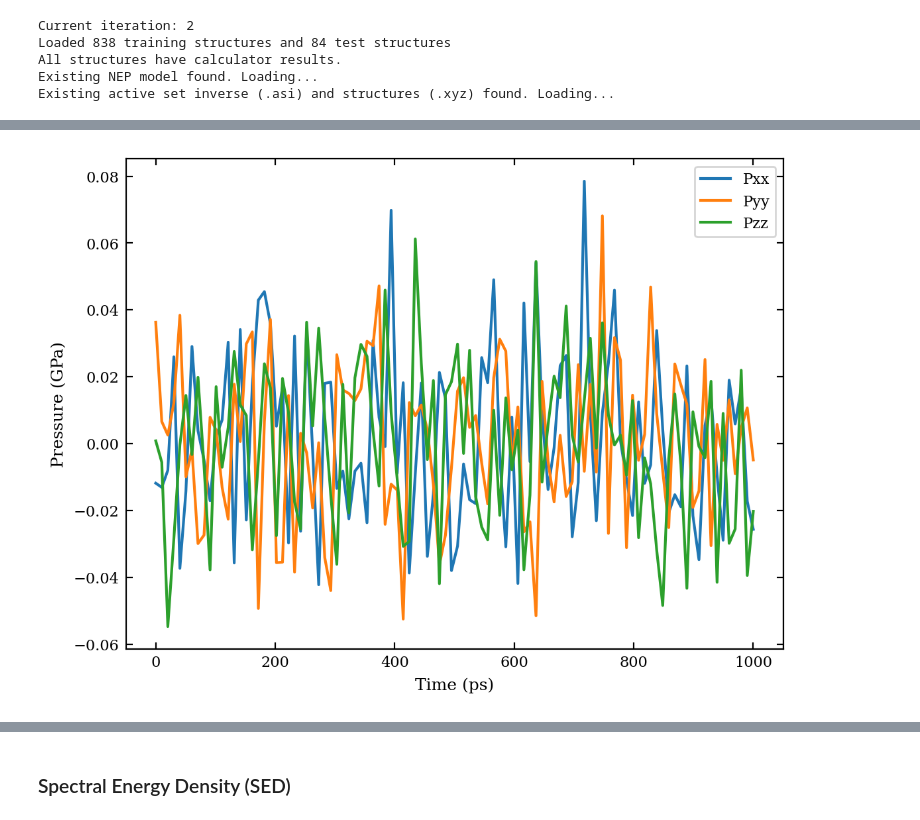
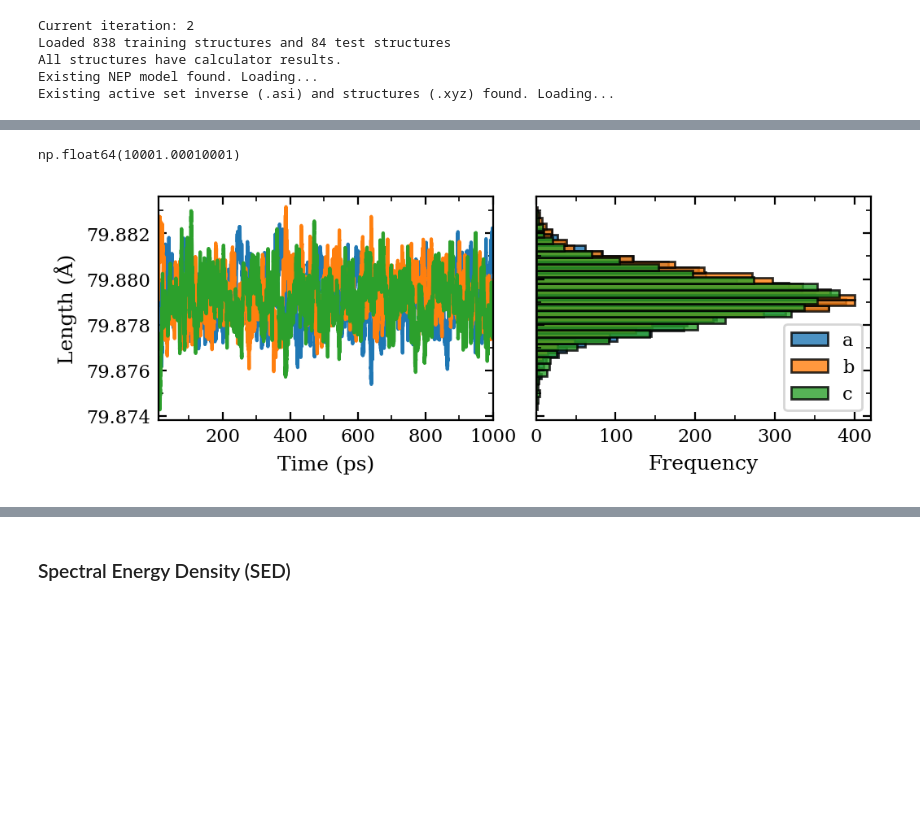
Before and after one commit to ThomasRavnborg/OxideSlabs, a Jupyter notebook: MLtraining.ipynb, the cells around one changed output, grey strips where cells are left out. Cells and saved outputs as stored; diff of their text form; code cells hidden in the pictures; blank space fills up the shorter version.

```diff
--- a/MLtraining.ipynb
+++ b/MLtraining.ipynb
@@ -1607,8 +1643,8 @@ def load_thermo(thermo_file, run_file):
     }
 # %%
 # read thermo.out and extract temperature and energy
-thermo_file = 'results/ALnep/iteration_2/md_production/Ba8O24Ti8/100K/thermo.out'
-run_file = 'results/ALnep/iteration_2/md_production/Ba8O24Ti8/100K/run.in'
+thermo_file = 'results/ALnep/iteration_2/npt_ber_production/Ba8O24Ti8/600K/thermo.out'
+run_file = 'results/ALnep/iteration_2/npt_ber_production/Ba8O24Ti8/600K/run.in'
 thermo = load_thermo(thermo_file, run_file)
 # %%
 # Plot histogram of Pxy, Pxz, and Pyz
@@ -1625,15 +1661,36 @@ plt.show()
+# %%
+thermo['t'][skip:][0]
+# %% [output]
+np.float64(10001.00010001)
 # %%
-plt.plot(thermo['t']/1e3, thermo['Pxx'], label='Pxx')
-plt.plot(thermo['t']/1e3, thermo['Pyy'], label='Pyy')
-plt.plot(thermo['t']/1e3, thermo['Pzz'], label='Pzz')
+lf = LatexFigure()
+fig, axes = lf.create(subplots=(1, 2), AR=0.7, sharey=True)
+
+skip = 100
+
+# Plot a, b, and c vs time
+axes[0].plot(thermo['t'][skip:]/1e3, thermo['a'][skip:], label='a')
+axes[0].plot(thermo['t'][skip:]/1e3, thermo['b'][skip:], label='b')
+axes[0].plot(thermo['t'][skip:]/1e3, thermo['c'][skip:], label='c')
+# Plot histogram of a, b, and c with frequency along x
+axes[1].hist(thermo["a"][skip:], bins=30, alpha=0.8, density=True,
+             edgecolor='black', label='a', orientation='horizontal')
+axes[1].hist(thermo["b"][skip:], bins=30, alpha=0.8, density=True,
+             edgecolor='black', label='b', orientation='horizontal')
+axes[1].hist(thermo["c"][skip:], bins=30, alpha=0.8, density=True,
+             edgecolor='black', label='c', orientation='horizontal')
+
 #plt.plot(thermo['t']/1e3, thermo['cell'][2], label='c')
-plt.xlabel('Time (ps)')
+axes[0].set_xlabel('Time (ps)')
+axes[0].set_xlim(thermo['t'][skip:][0]/1e3, thermo['t'][skip:][-1]/1e3)
 #plt.ylabel('Lattice Constant (Å/u.c.)')
-plt.ylabel('Pressure (GPa)')
+axes[0].set_ylabel('Length (Å)')
+axes[1].set_xlabel('Frequency')
+#axes[1].set_ylabel('Frequency')
 plt.legend()
 plt.show()
 # %% [output]
-[figure, old version]
+[figure, new version]
 # %%
 plt.plot(thermo['t']/1e3, thermo['Pxy'], label='Pxy')
 plt.plot(thermo['t']/1e3, thermo['Pxz'], label='Pxz')
```
Also changed, not shown: parts of 11 cells of this notebook, 1 other file.
